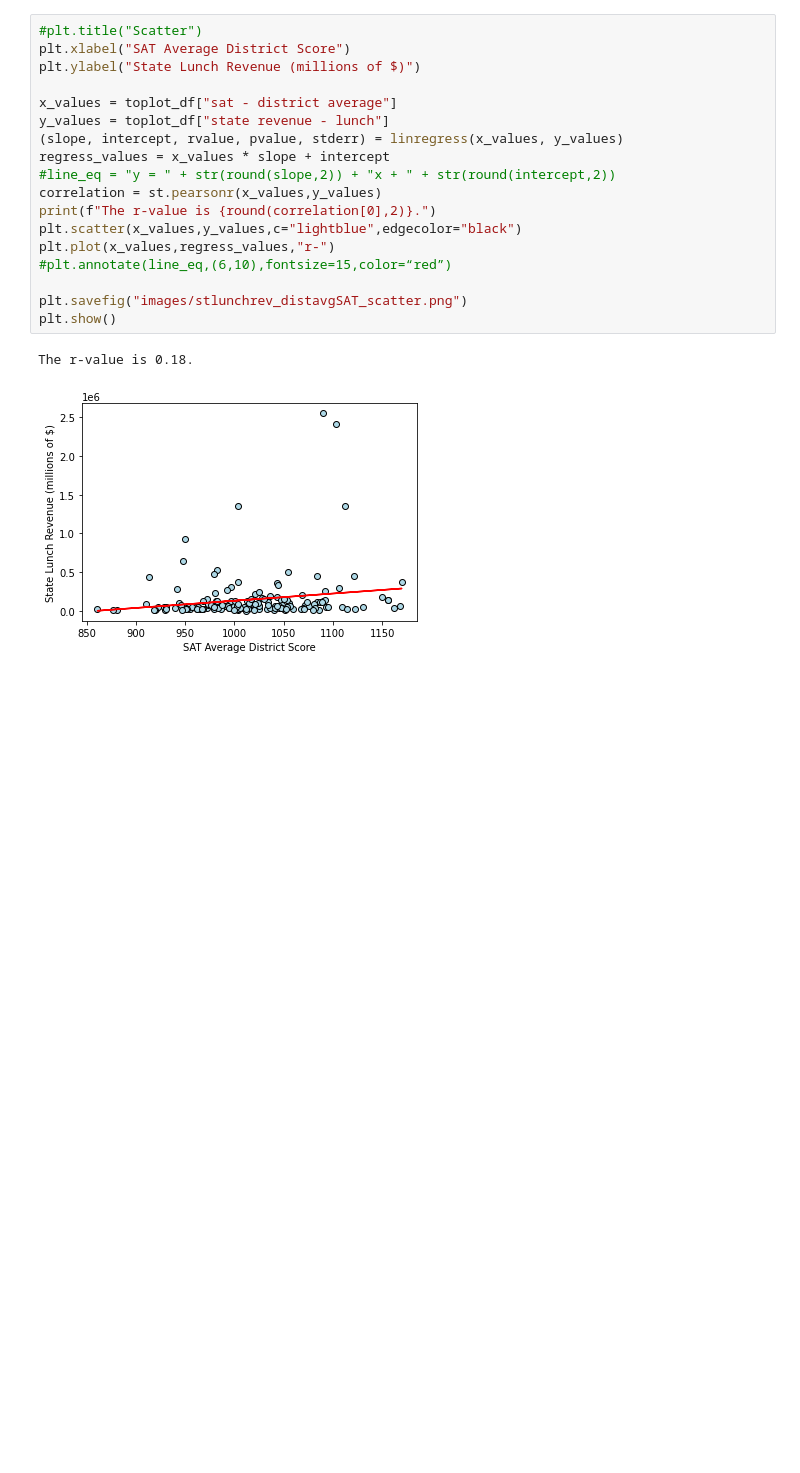
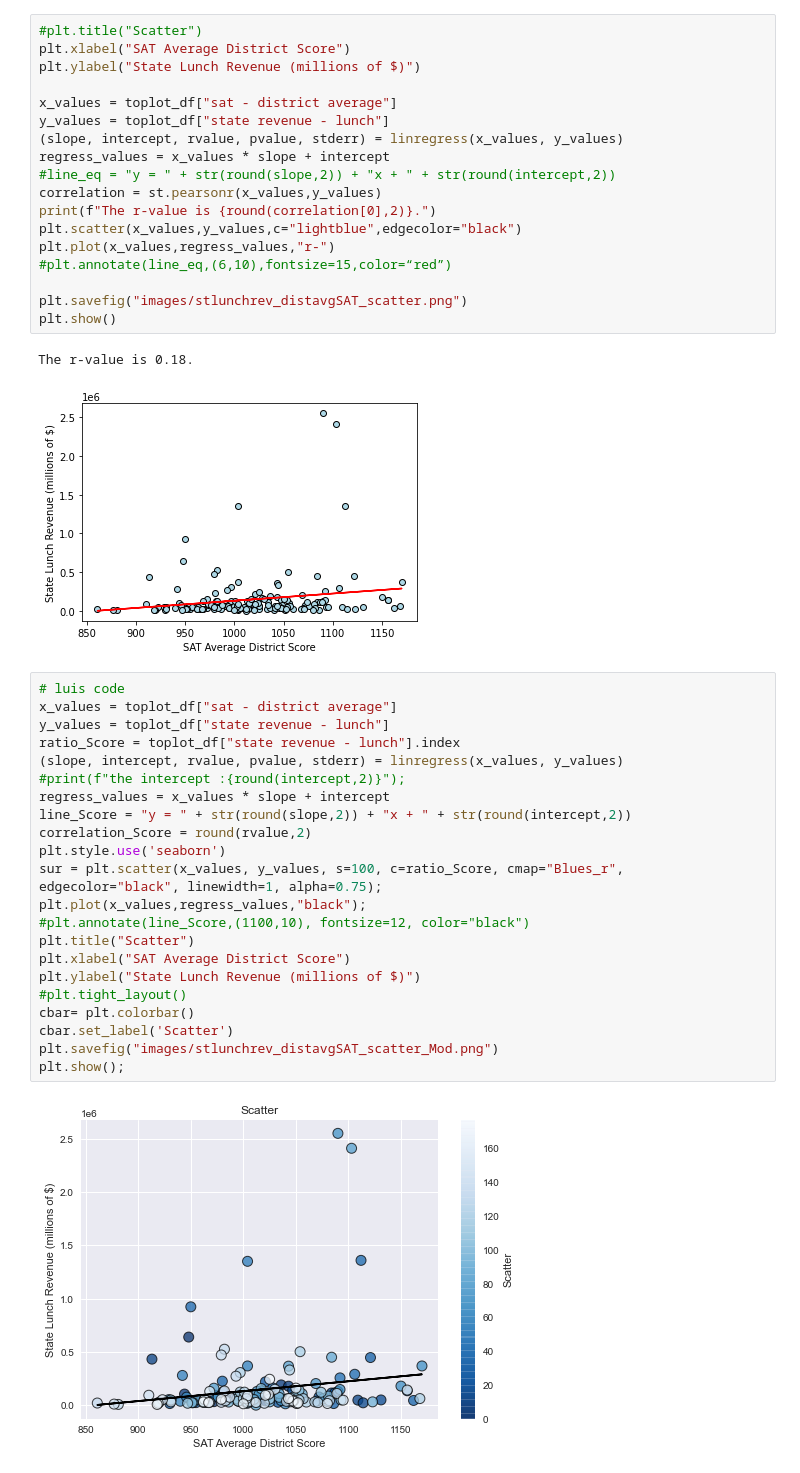
Before and after one commit to Johnny-Boy-SQL/The_Six_Aces_Project_1, a Jupyter notebook: data/analysis/Revenues, expenditures and student success.ipynb, the cells around one changed output. Cells and saved outputs as stored; diff of their text form; blank space fills up the shorter version.

```diff
--- a/data/analysis/Revenues, expenditures and student success.ipynb
+++ b/data/analysis/Revenues, expenditures and student success.ipynb
@@ -178,6 +178,30 @@ plt.show()
 # %% [output]
 The r-value is 0.18.
 [figure]
+# %%
+# luis code
+x_values = toplot_df["sat - district average"]
+y_values = toplot_df["state revenue - lunch"]
+ratio_Score = toplot_df["state revenue - lunch"].index
+(slope, intercept, rvalue, pvalue, stderr) = linregress(x_values, y_values)
+#print(f"the intercept :{round(intercept,2)}");
+regress_values = x_values * slope + intercept
+line_Score = "y = " + str(round(slope,2)) + "x + " + str(round(intercept,2))
+correlation_Score = round(rvalue,2)
+plt.style.use('seaborn')
+sur = plt.scatter(x_values, y_values, s=100, c=ratio_Score, cmap="Blues_r", edgecolor="black", linewidth=1, alpha=0.75);
+plt.plot(x_values,regress_values,"black");
+#plt.annotate(line_Score,(1100,10), fontsize=12, color="black")
+plt.title("Scatter")
+plt.xlabel("SAT Average District Score")
+plt.ylabel("State Lunch Revenue (millions of $)")
+#plt.tight_layout()
+cbar= plt.colorbar()
+cbar.set_label('Scatter')
+plt.savefig("images/stlunchrev_distavgSAT_scatter_Mod.png")
+plt.show();
+# %% [output]
+[figure, added]
 # %%
 #plt.title("Scatter")
 plt.xlabel("SAT Average District Score")
```
Also changed, not shown: parts of 6 cells of this notebook, 8 other files.
